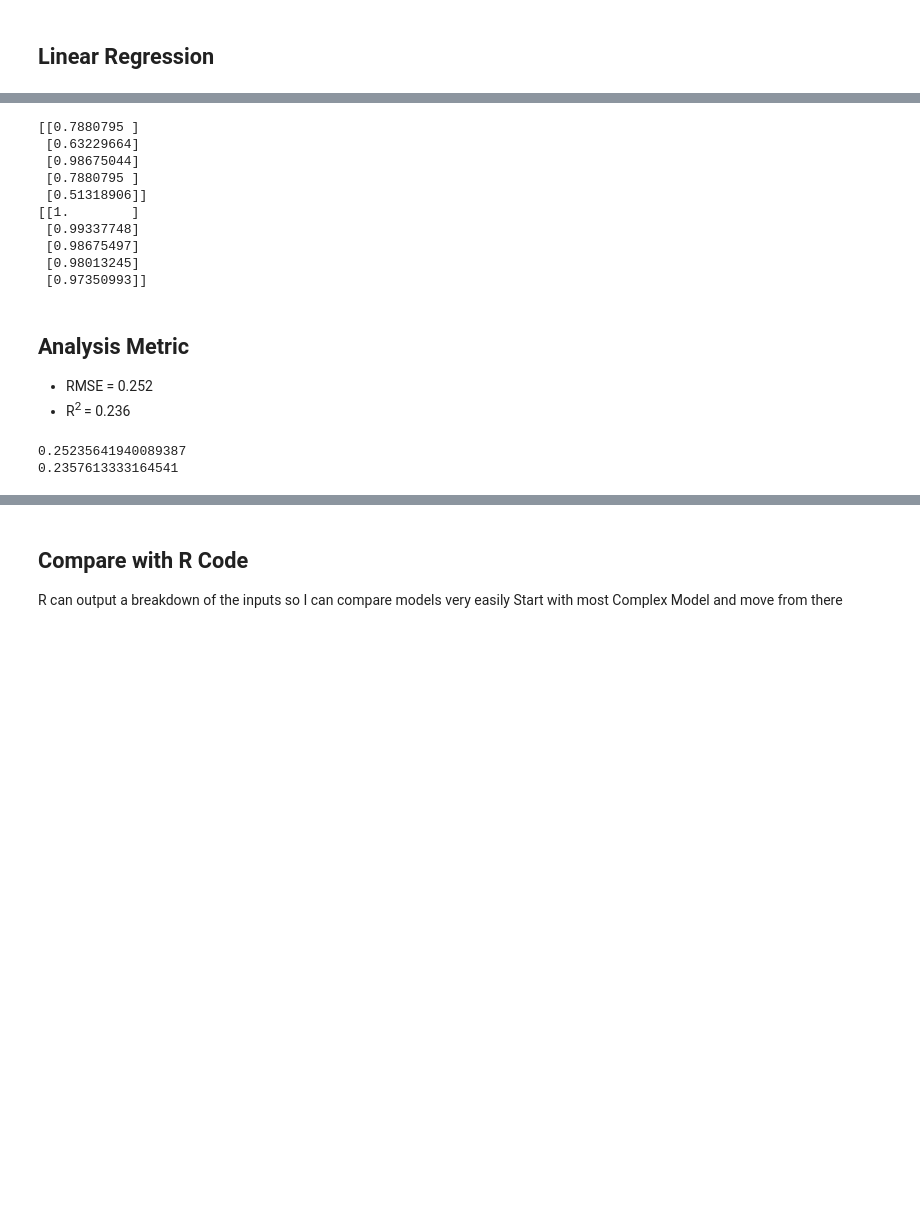
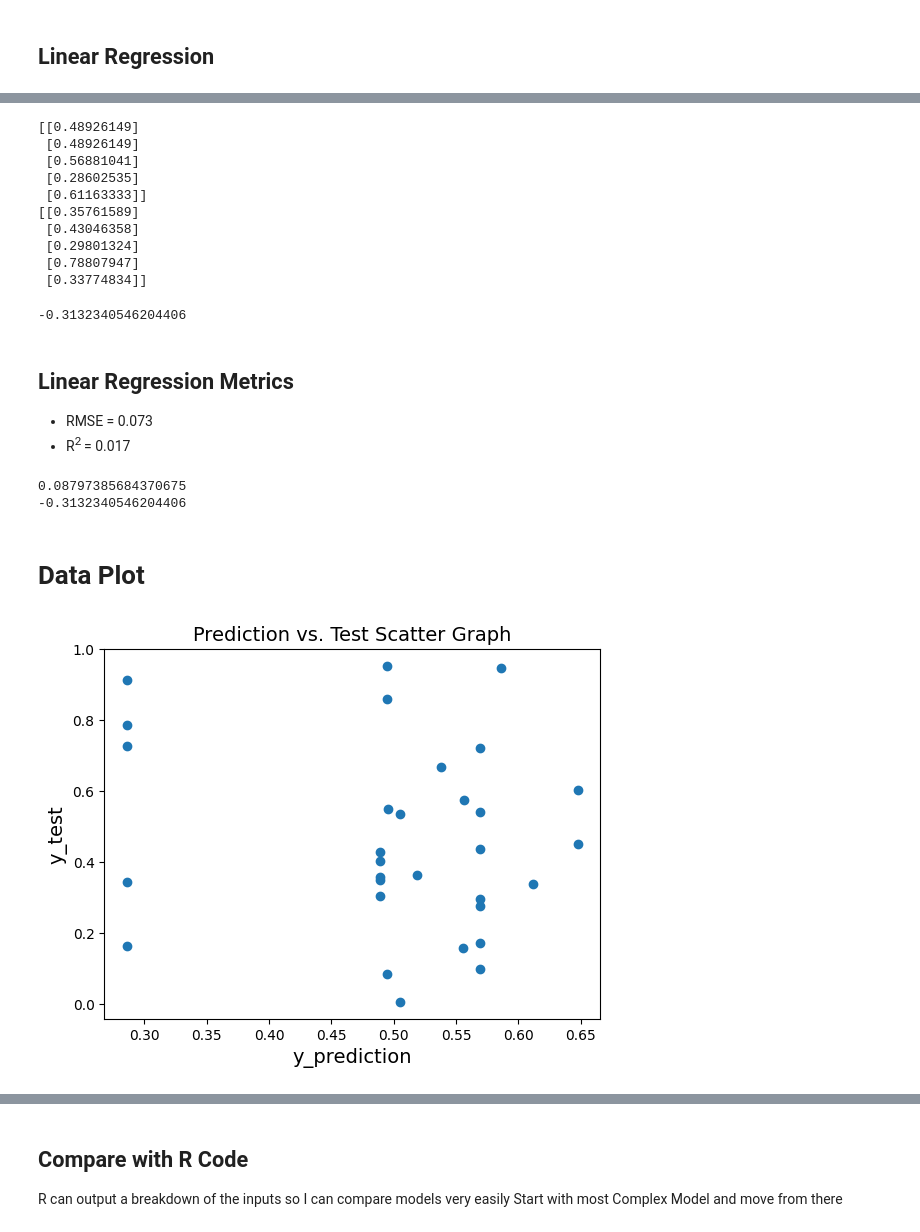
Before and after one commit to aumashankar8/studentsTestData, a Jupyter notebook: studentDataAnalysis.ipynb, the cells around one changed output, grey strips where cells are left out. Drawn from its saved outputs; the diff is of its cells as text; code cells hidden in the pictures; blank space fills up the shorter version.

Commit message:
update Analysis

```diff
--- a/studentDataAnalysis.ipynb
+++ b/studentDataAnalysis.ipynb
@@ -226,0 +160,18 @@ array(['ordinal__SEMESTER', 'one_hot__PROGRAM NAME_B.Com',
+# %%
+from sklearn.model_selection import train_test_split
+from sklearn.preprocessing import OrdinalEncoder
+from sklearn.preprocessing import StandardScaler
+
+students_data = students[["UNIVERSITY","PROGRAM NAME","Specialisation", "SEMESTER",  "Domain", "PERCENTILE"]]
+encoder_cols = students_data.select_dtypes(["object"]).columns
+
+encoding = OrdinalEncoder()
+students_data[encoder_cols] = encoding.fit_transform(students_data[encoder_cols])
+X = students_data.drop(["PERCENTILE"], axis = 1)
+y = students_data[["PERCENTILE"]].copy()
+
+
+X_train, X_test, y_train, y_test = train_test_split(X, y, test_size=0.2)
+scaler = StandardScaler()
+X_train = scaler.fit_transform(X_train)
+X_test = scaler.transform(X_test)
@@ -244,0 +186,4 @@ Pipeline(steps=[('columntransformer',
+# %%
+from sklearn.linear_model import LinearRegression
+lin_reg = LinearRegression()
+lin_reg.fit(X_train, y_train)
@@ -245,34 +192,51 @@ Pipeline(steps=[('columntransformer',
 # %%
-students_prediction = lin_reg.predict(students_predictors)
-print(students_prediction[:5])
-print(students_outcome[:5].values)
+y_prediction = lin_reg.predict(X_test)
+print(y_prediction[:5])
+print(y_test[:5].values)
 # %% [output]
-[[0.7880795 ]
- [0.63229664]
- [0.98675044]
- [0.7880795 ]
- [0.51318906]]
-[[1.        ]
- [0.99337748]
- [0.98675497]
- [0.98013245]
- [0.97350993]]
+[[0.48926149]
+ [0.48926149]
+ [0.56881041]
+ [0.28602535]
+ [0.61163333]]
+[[0.35761589]
+ [0.43046358]
+ [0.29801324]
+ [0.78807947]
+ [0.33774834]]
+# %%
+# Model Scores
+lin_reg.score(X_train, y_train)
+lin_reg.score(X_test, y_test)
+# %% [output]
+-0.3132340546204406
 # %% [markdown]
-## Analysis Metric
-- RMSE = 0.252
-- R<sup>2 </sup>= 0.236
+## Linear Regression Metrics
+- RMSE = 0.073
+- R<sup>2 </sup>= 0.017
 # %%
 # Check the RMSE of this model
 from sklearn.metrics import mean_squared_error
 from sklearn.metrics import r2_score
-lin_rmse = mean_squared_error(students_outcome, students_prediction, squared = False)
+lin_rmse = mean_squared_error(y_test, y_prediction)
 print(lin_rmse) #0.26 which is okay
 
-r2 = r2_score(students_outcome, students_prediction)
+r2 = r2_score(y_test, y_prediction)
 print(r2) #0.22 Not Great
 
 # model_coef = lin_reg.named_steps['linearregression'].coef_
 # model_coef
 # %% [output]
-0.25235641940089387
-0.2357613333164541
+0.08797385684370675
+-0.3132340546204406
+# %% [markdown]
+# Data Plot
+# %%
+fig_scatter, ax_scatter = plt.subplots()
+ax_scatter.scatter(y_prediction, y_test)
+ax_scatter.set_xlabel("y_prediction")
+ax_scatter.set_ylabel("y_test")
+ax_scatter.set_title("Prediction vs. Test Scatter Graph")
+plt.show()
+# %% [output]
+[figure, added]
```
Also changed, not shown: parts of 17 cells of this notebook.
